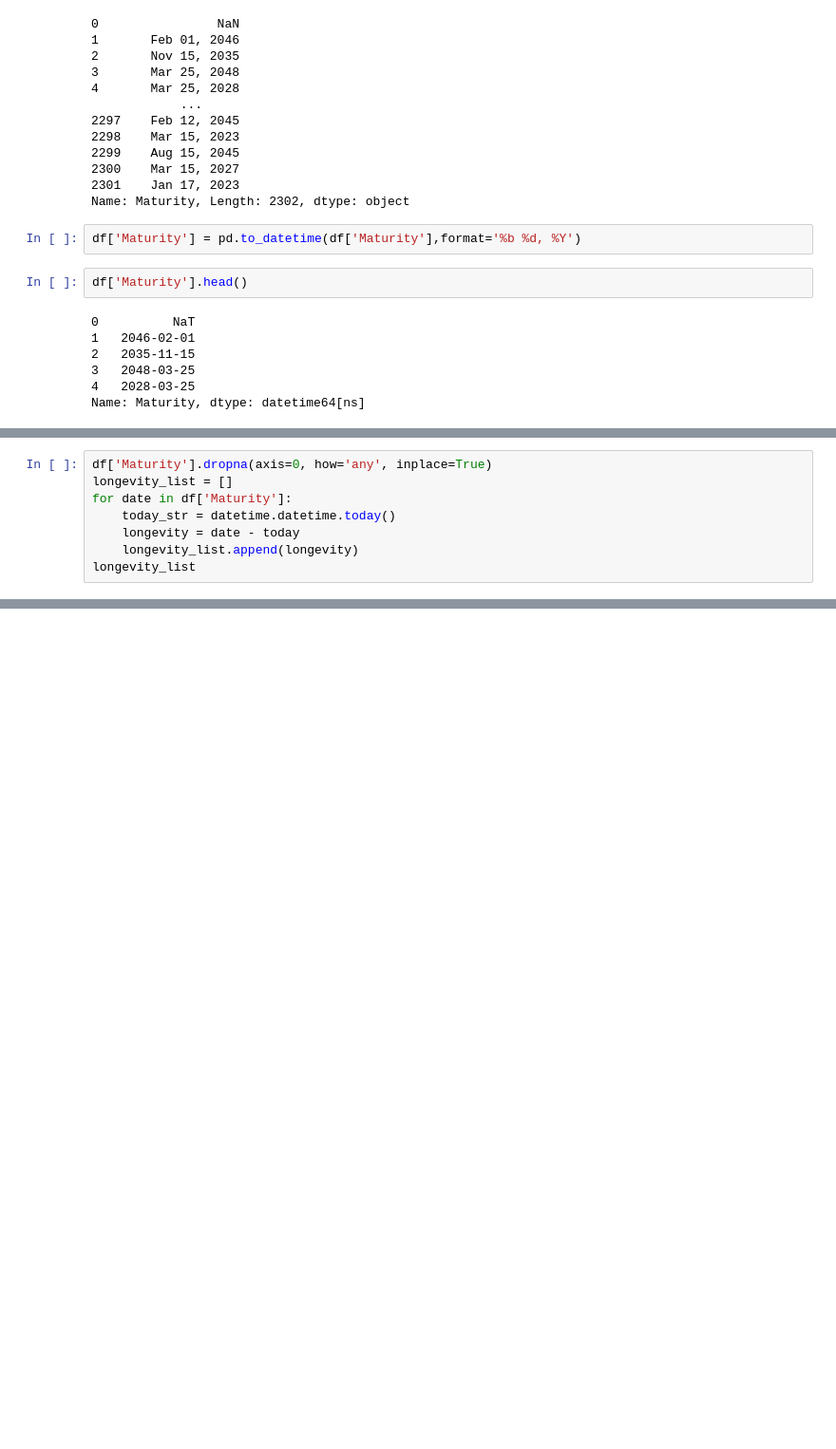
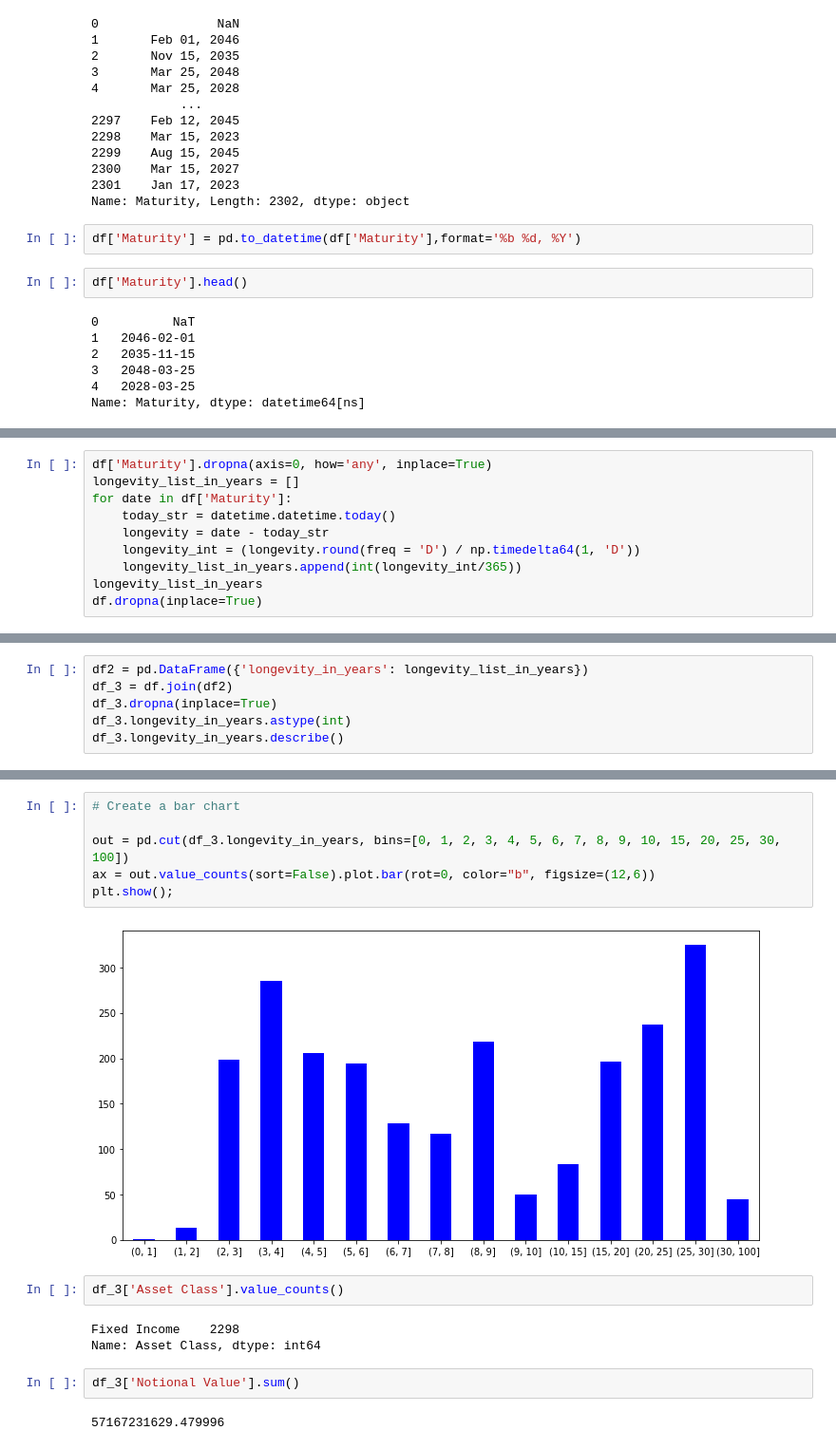
Before and after one commit to malte-n/Data-Science-Portfolio, a Jupyter notebook: us_bonds_analysis/us_bonds_analysis.ipynb, the cells around one changed output, grey strips where cells are left out. Shown: that part at 95% size. Saved outputs shown, nothing was run; the diff lists cells and outputs as text; blank space fills up the shorter version.

```diff
--- a/us_bonds_analysis/us_bonds_analysis.ipynb
+++ b/us_bonds_analysis/us_bonds_analysis.ipynb
@@ -78,8 +72,10 @@ plt.show(block=True);
 # %%
 df['Maturity'].dropna(axis=0, how='any', inplace=True)
-longevity_list = []
+longevity_list_in_years = []
 for date in df['Maturity']:
     today_str = datetime.datetime.today()
-    longevity = date - today
-    longevity_list.append(longevity)
-longevity_list
+    longevity = date - today_str
+    longevity_int = (longevity.round(freq = 'D') / np.timedelta64(1, 'D'))
+    longevity_list_in_years.append(int(longevity_int/365))
+longevity_list_in_years
+df.dropna(inplace=True)
@@ -109,0 +82,6 @@ AttributeError: 'Timestamp' object has no attribute 'dtype'
+# %%
+df2 = pd.DataFrame({'longevity_in_years': longevity_list_in_years})
+df_3 = df.join(df2)
+df_3.dropna(inplace=True)
+df_3.longevity_in_years.astype(int)
+df_3.longevity_in_years.describe()
@@ -109,0 +98,17 @@ AttributeError: 'Timestamp' object has no attribute 'dtype'
+# %%
+# Create a bar chart
+
+out = pd.cut(df_3.longevity_in_years, bins=[0, 1, 2, 3, 4, 5, 6, 7, 8, 9, 10, 15, 20, 25, 30, 100])
+ax = out.value_counts(sort=False).plot.bar(rot=0, color="b", figsize=(12,6))
+plt.show();
+# %% [output]
+[figure, added]
+# %%
+df_3['Asset Class'].value_counts()
+# %% [output]
+Fixed Income    2298
+Name: Asset Class, dtype: int64
+# %%
+df_3['Notional Value'].sum()
+# %% [output]
+57167231629.479996
```
Also changed, not shown: parts of 6 cells of this notebook, 1 other file.
